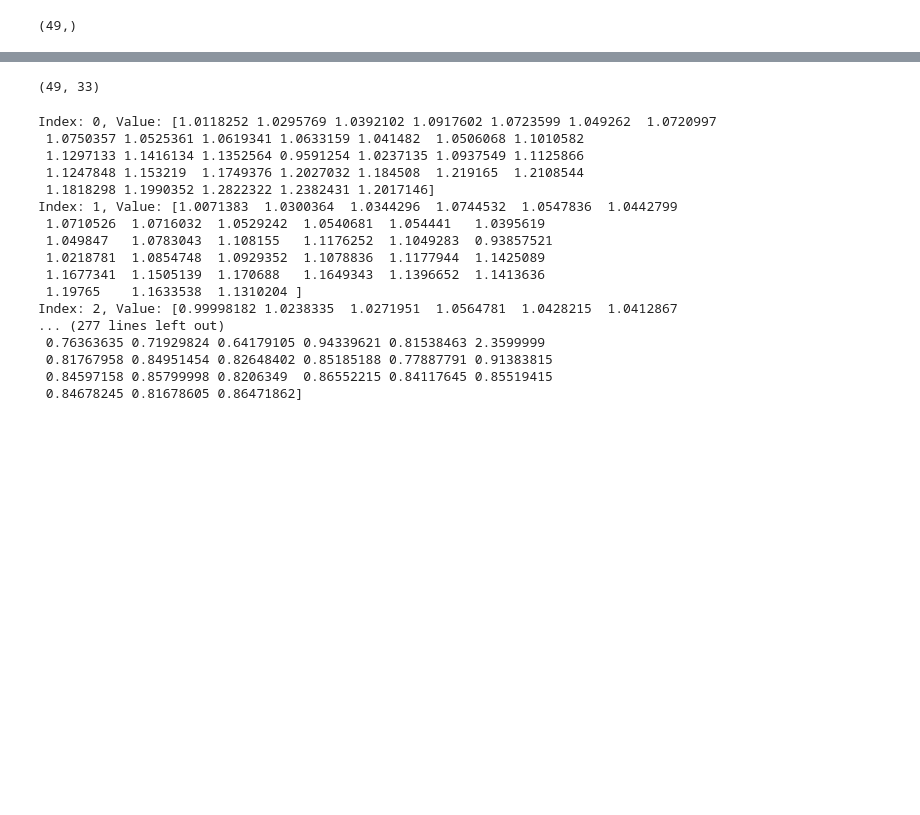
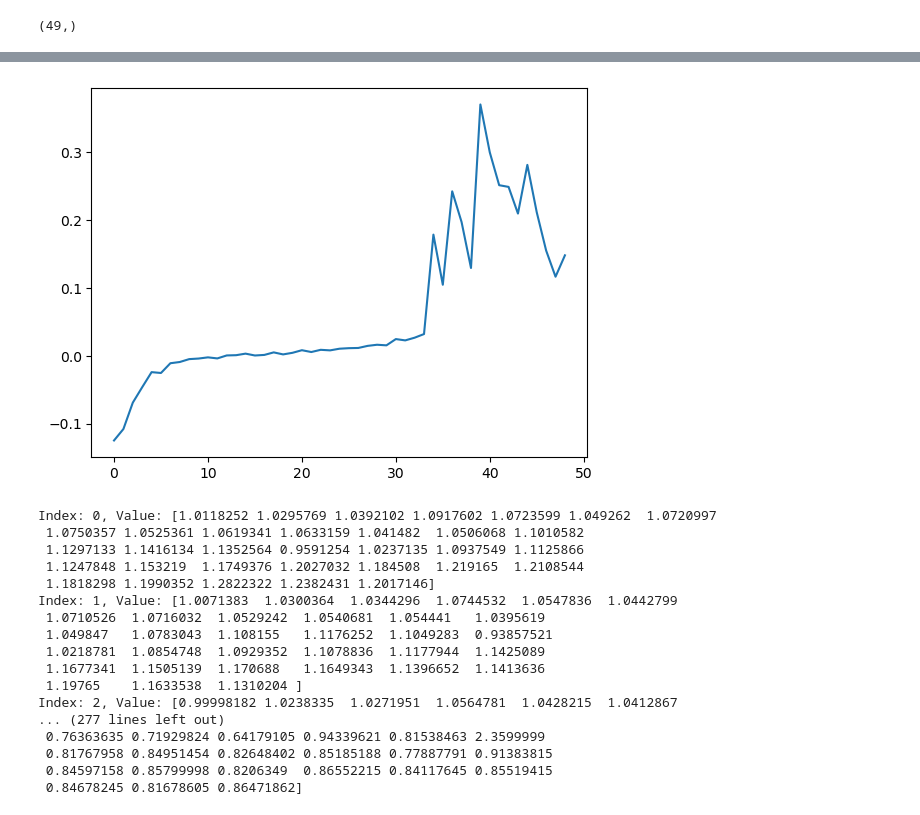
Before and after one commit to peter-l-ravn/Danish-Wage-Gap-Model, a Jupyter notebook: estimate_exogenous_variables.ipynb, the cells around one changed output, grey strips where cells are left out. Cells and saved outputs as stored; diff of their text form; code cells hidden in the pictures; blank space fills up the shorter version.

```diff
--- a/estimate_exogenous_variables.ipynb
+++ b/estimate_exogenous_variables.ipynb
@@ -159,7 +164,10 @@ array([1.        , 1.00865938, 0.92422578, 0.83349783, 0.82122572,
 # %%
-survival_rates.shape
+t = 1994 - 1994
+
+plt.plot(1 - survival_rates[:, 2015-1994])
+plt.show()
 # %% [output]
-(49, 33)
+[figure, added]
 # %%
 for index, i in enumerate(survival_rates):
     print(f"Index: {index}, Value: {i}")
```
Also changed, not shown: parts of 2 cells of this notebook, 7 other files.
